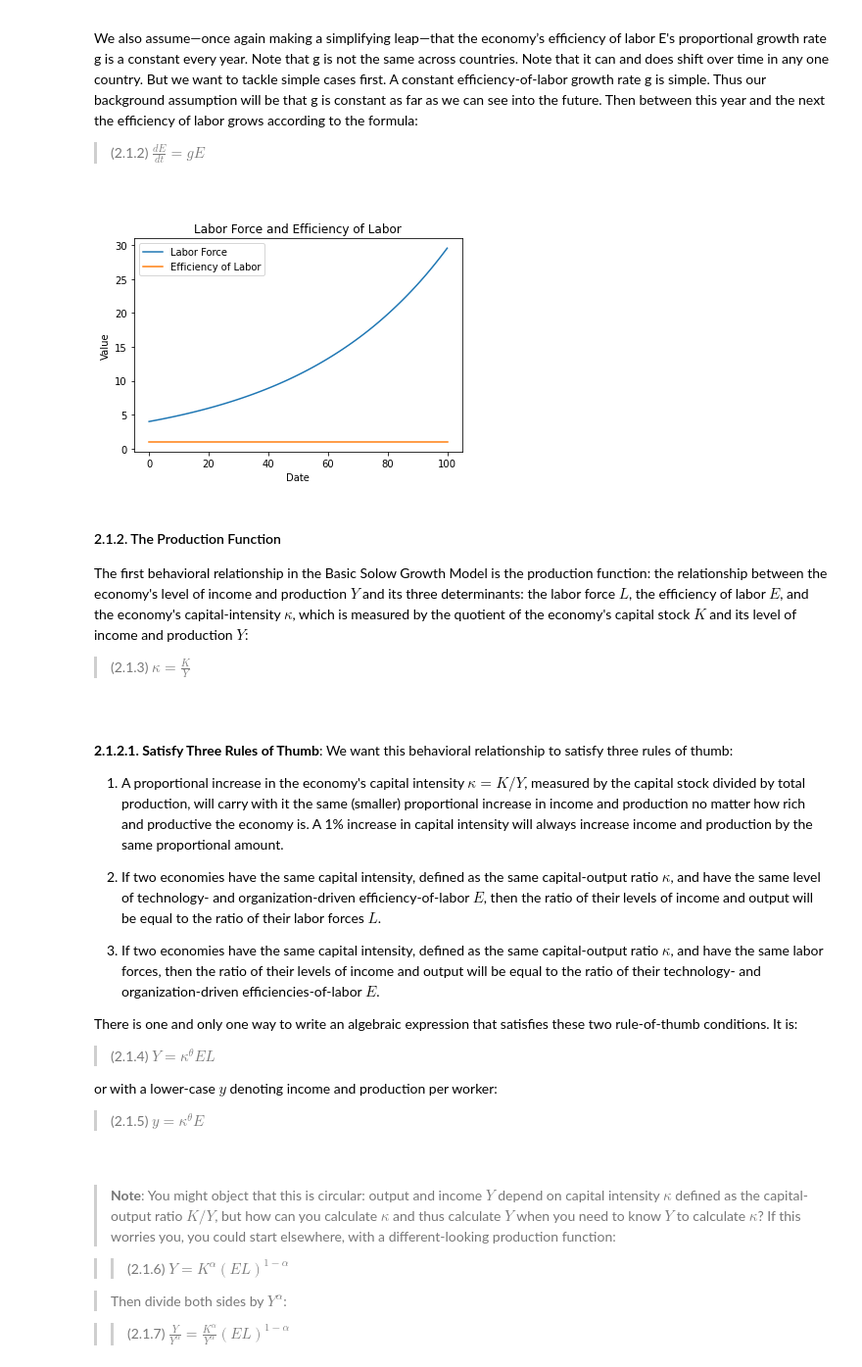
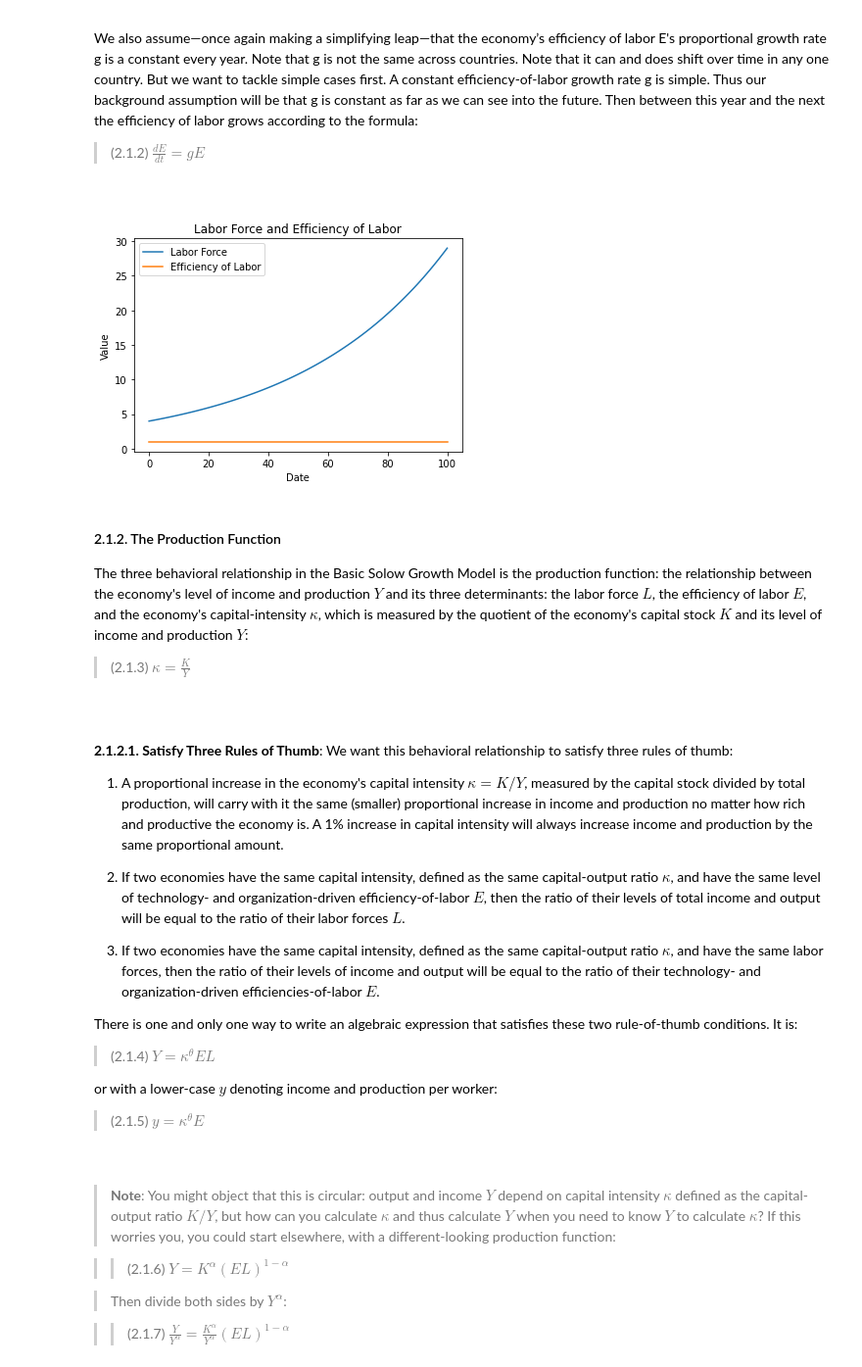
Before and after one commit to braddelong/2022-jupyter, a Jupyter notebook: econ-135-s2022-growth-theory-&-jupyter.ipynb, the cells around one changed output. Shown: that part at 98% size. Drawn from its saved outputs; the diff is of its cells as text; code cells hidden in the pictures.

```diff
--- a/econ-135-s2022-growth-theory-&-jupyter.ipynb
+++ b/econ-135-s2022-growth-theory-&-jupyter.ipynb
@@ -538,13 +470,13 @@ Multiplying an array by 2:  [ 8 10  4 28 18 22]
 ### 0.4.1. Looping
 Loops <<https://www.tutorialspoint.com/python/python_loops.htm>> are  useful in manipulating, iterating over, or transforming large lists and arrays. The __for loop__ is useful in that it travels through a list, performing an action at each element. The following code cell moves through every element in example_array, adds it to the previous element in example_array, and copies this sum to a new array.
 # %%
-# calculating the labor force for the next 10 years
+# calculating the labor force for the next 100 years
 
 Labor_Force = []
 L = 1
 n = .01
 
-for i in range(11):
+for i in range(101):
     Labor_Force = Labor_Force + [L]
     L = L * (1 + n)
 
@@ -757,40 +691,40 @@ n = 0.02
 E_0 = 1
 g = 0.00
 
 # END BLOCK
 # ----
 
 import numpy as np
 import pandas as pd
 import matplotlib.pyplot as plt
 
 L_series = [L_0]
 E_series = [E_0]
 L = L_0
 E = E_0
 
 for i in range(T):
-    L = L*np.exp(n)
-    E = E *np.exp(g)
+    L = L * (1 + n)
+    E = E * (1 + g)
     L_series = L_series + [L]
     E_series = E_series + [E]
 
 n_and_g_df = pd.DataFrame()
 n_and_g_df['Labor Force'] = L_series
 n_and_g_df['Efficiency of Labor'] = E_series
 
 ax = n_and_g_df.plot()
 ax.set_title("Labor Force and Efficiency of Labor")
 ax.set_xlabel("Date")
 ax.set_ylabel("Value")
 
 plt.show()
 # %% [output]
-[figure, old version]
+[figure, new version]
 # %% [markdown]
 #### <font color="008800"> 2.1.2. The Production Function </font>
 
-The first behavioral relationship in the Basic Solow Growth Model is the production function: the relationship between the economy's level of income and production $ Y $ and its three determinants: the labor force $ L $, the efficiency of labor $ E $, and the economy's capital-intensity $ \kappa $, which is measured by the quotient of the economy's capital stock $ K $ and its level of income and production $ Y $:
+The three behavioral relationship in the Basic Solow Growth Model is the production function: the relationship between the economy's level of income and production $ Y $ and its three determinants: the labor force $ L $, the efficiency of labor $ E $, and the economy's capital-intensity $ \kappa $, which is measured by the quotient of the economy's capital stock $ K $ and its level of income and production $ Y $:
 
 >(2.1.3) $ \kappa = \frac{K}{Y} $
 # %% [markdown]
@@ -800,7 +734,7 @@ The first behavioral relationship in the Basic Solow Growth Model is the product
 
 1. A proportional increase in the economy's capital intensity $ \kappa = K/Y $, measured by the capital stock divided by total production, will carry with it the same (smaller) proportional increase in income and production no matter how rich and productive the economy is. A 1% increase in capital intensity will always increase income and production by the same proportional amount.
 
-2. If two economies have the same capital intensity, defined as the same capital-output ratio $ \kappa $, and have the same level of technology- and organization-driven efficiency-of-labor $ E $, then the ratio of their levels of income and output will be equal to the ratio of their labor forces $ L $.
+2. If two economies have the same capital intensity, defined as the same capital-output ratio $ \kappa $, and have the same level of technology- and organization-driven efficiency-of-labor $ E $, then the ratio of their levels of total income and output will be equal to the ratio of their labor forces $ L $.
 
 3. If two economies have the same capital intensity, defined as the same capital-output ratio $ \kappa $, and have the same labor forces, then the ratio of their levels of income and output will be equal to the ratio of their technology- and organization-driven efficiencies-of-labor $ E $.
 
```
Also changed, not shown: parts of 57 cells of this notebook.
